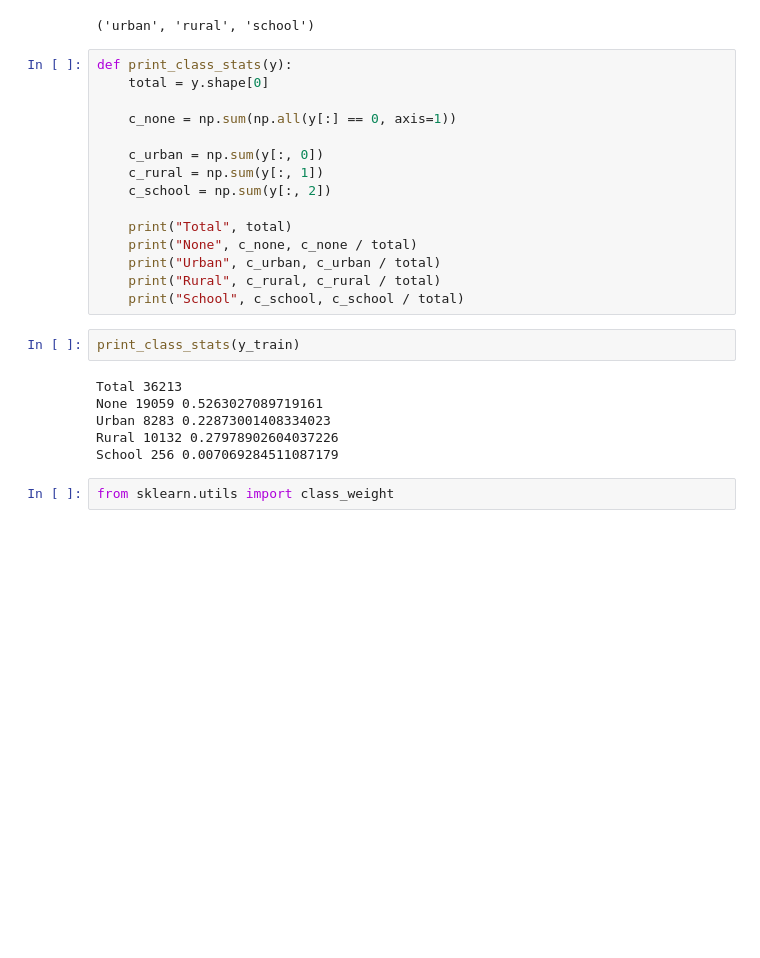
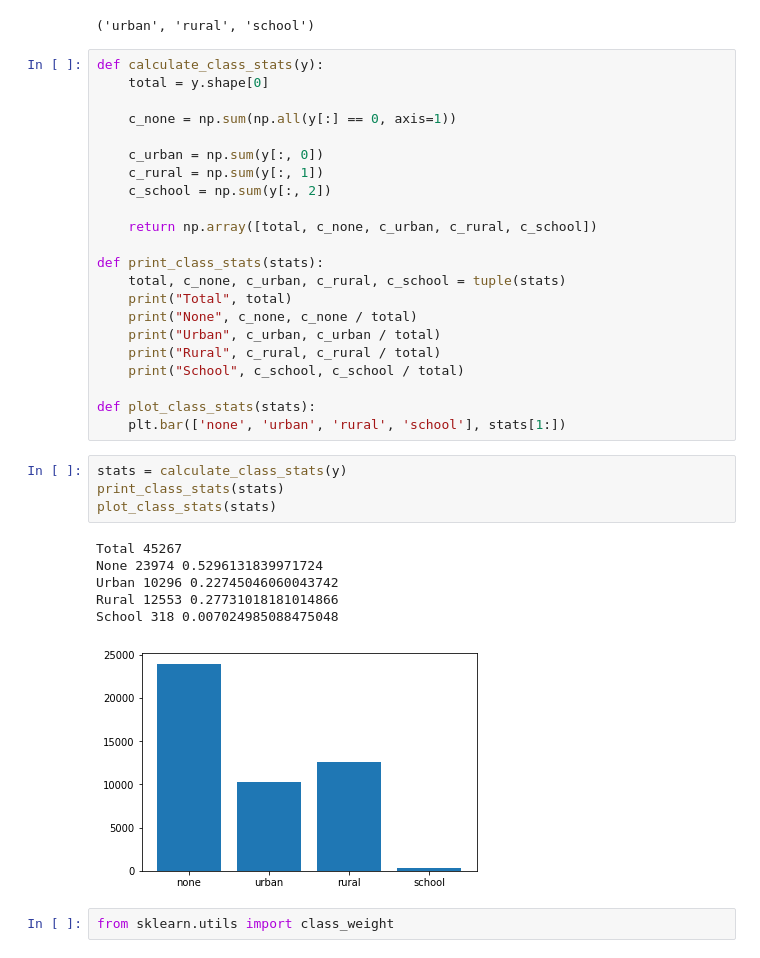
Before and after one commit to dymaxionlabs/school-mapping, a Jupyter notebook: notebooks/Dataset building.ipynb, the cells around one changed output. Drawn from its saved outputs; the diff is of its cells as text; blank space fills up the shorter version.

```diff
--- a/notebooks/Dataset building.ipynb
+++ b/notebooks/Dataset building.ipynb
@@ -284,7 +284,7 @@ CLASSES
 # %% [output]
 ('urban', 'rural', 'school')
 # %%
-def print_class_stats(y):
+def calculate_class_stats(y):
     total = y.shape[0]
 
     c_none = np.sum(np.all(y[:] == 0, axis=1))
@@ -293,19 +293,29 @@ def print_class_stats(y):
     c_rural = np.sum(y[:, 1])
     c_school = np.sum(y[:, 2])
 
+    return np.array([total, c_none, c_urban, c_rural, c_school])
+
+def print_class_stats(stats):
+    total, c_none, c_urban, c_rural, c_school = tuple(stats)
     print("Total", total)
     print("None", c_none, c_none / total)
     print("Urban", c_urban, c_urban / total)
     print("Rural", c_rural, c_rural / total)
     print("School", c_school, c_school / total)
+
+def plot_class_stats(stats):
+    plt.bar(['none', 'urban', 'rural', 'school'], stats[1:])
-# %%
-print_class_stats(y_train)
-# %% [output]
-Total 36213
-None 19059 0.5263027089719161
-Urban 8283 0.22873001408334023
-Rural 10132 0.27978902604037226
-School 256 0.007069284511087179
+# %%
+stats = calculate_class_stats(y)
+print_class_stats(stats)
+plot_class_stats(stats)
+# %% [output]
+Total 45267
+None 23974 0.5296131839971724
+Urban 10296 0.22745046060043742
+Rural 12553 0.27731018181014866
+School 318 0.007024985088475048
+[figure, added]
 # %%
 from sklearn.utils import class_weight
 # %%
```
Also changed, not shown: parts of 2 cells of this notebook.
